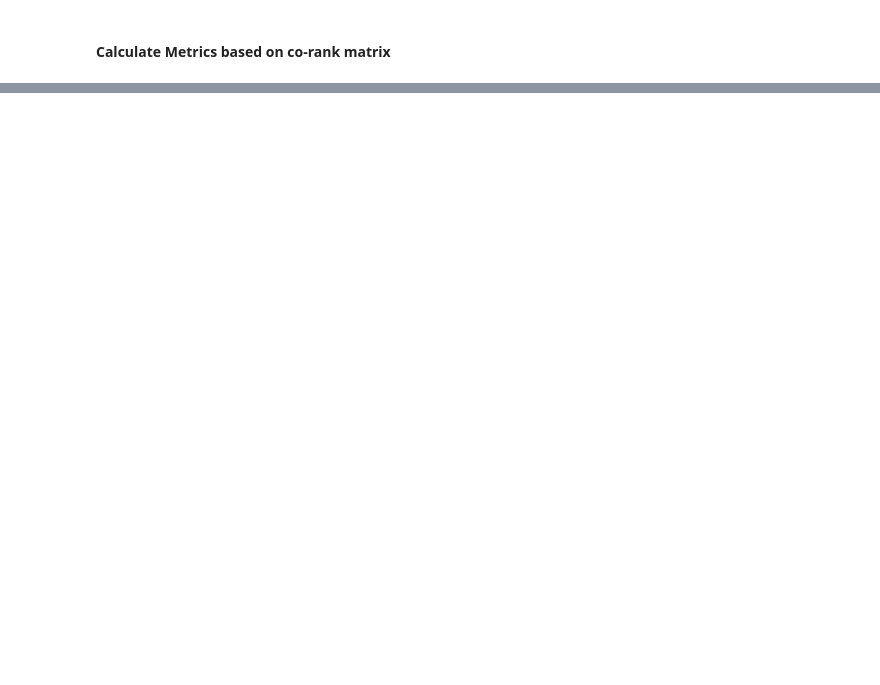
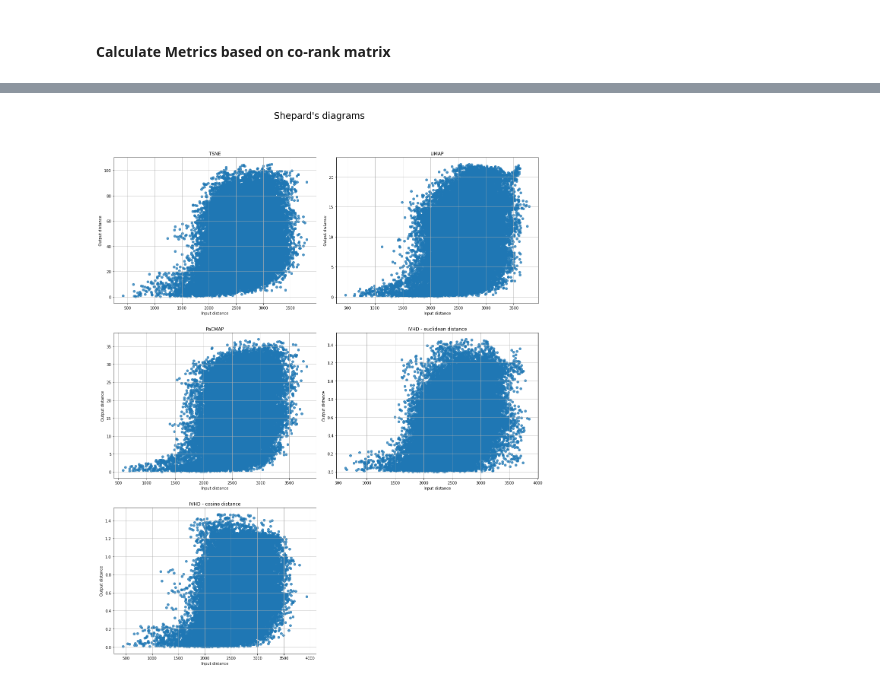
Before and after one commit to Smendowski/data-embedding-and-visualization, a Jupyter notebook: [4] MNIST embedding analysis.ipynb, the cells around one changed output, grey strips where cells are left out. Cells and saved outputs as stored; diff of their text form; code cells hidden in the pictures; blank space fills up the shorter version.

```diff
--- a/[4] MNIST embedding analysis.ipynb
+++ b/[4] MNIST embedding analysis.ipynb
@@ -90,0 +149,6 @@ Text(0.5, 0.98, '[MNIST t-SNE embedding] \nVisualization of the metric results b
+# %%
+tsne_diagram = ShepardDiagram(df_data_full, mnist_tsne_embedding, df_labels_full)
+umap_diagram = ShepardDiagram(df_data_full, mnist_umap_embedding, df_labels_full)
+pacmap_diagram = ShepardDiagram(df_data_full, mnist_pacmap_embedding, df_labels_full)
+ivhd_euclidean_diagram = ShepardDiagram(df_data_full, mnist_ivhd_euclidean_embedding, df_labels_full)
+ivhd_cosine_diagram = ShepardDiagram(df_data_full, mnist_ivhd_cosine_embedding, df_labels_full)
@@ -90,0 +167,27 @@ Text(0.5, 0.98, '[MNIST t-SNE embedding] \nVisualization of the metric results b
+# %%
+def draw_diagram(x, y, title, ax):
+    ax.scatter(x, y, alpha=0.5)
+    ax.set_xlabel('Input distance')
+    ax.set_ylabel('Output distance')
+    plt.title(title)
+    ax.grid()
+# %%
+fig = plt.figure(figsize=(20, 24), constrained_layout=True)
+spec = fig.add_gridspec(3, 2)
+
+ax00 = fig.add_subplot(spec[0, 0])
+draw_diagram(tsne_diagram.original_distances, tsne_diagram.embedding_distances, 'TSNE', ax00)
+ax01 = fig.add_subplot(spec[0, 1])
+draw_diagram(umap_diagram.original_distances, umap_diagram.embedding_distances, 'UMAP', ax01)
+ax10 = fig.add_subplot(spec[1, 0])
+draw_diagram(pacmap_diagram.original_distances, pacmap_diagram.embedding_distances, 'PaCMAP', ax10)
+ax11 = fig.add_subplot(spec[1, 1])
+draw_diagram(ivhd_euclidean_diagram.original_distances, ivhd_euclidean_diagram.embedding_distances, 'IVHD - euclidean distance', ax11)
+ax20 = fig.add_subplot(spec[2, 0])
+draw_diagram(ivhd_cosine_diagram.original_distances, ivhd_cosine_diagram.embedding_distances, 'IVHD - cosine distance', ax20)
+
+fig.suptitle('Shepard\'s diagrams', size=24, y=0.95)
+fig.subplots_adjust(wspace=0.1, hspace=0.2)
+plt.show()
+# %% [output]
+[figure, added]
```
Also changed, not shown: parts of 10 cells of this notebook, 1 other file.
